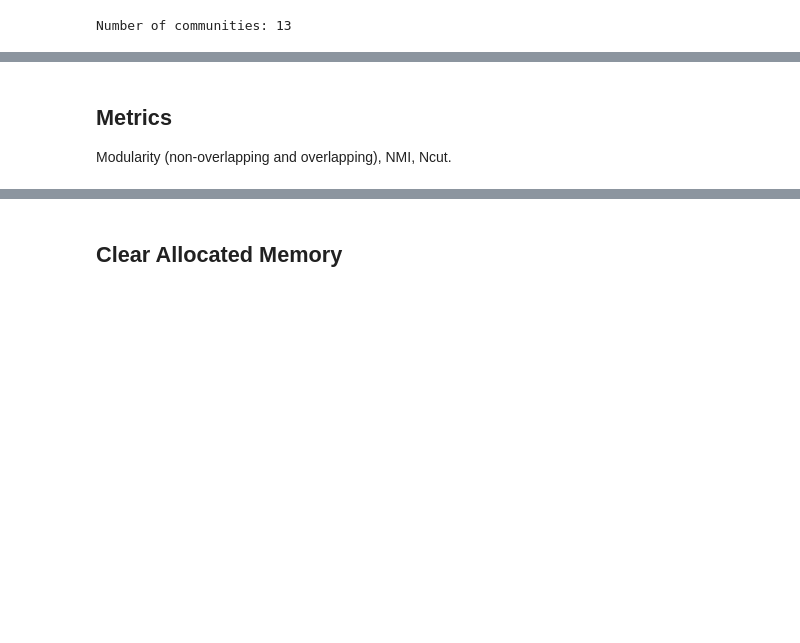
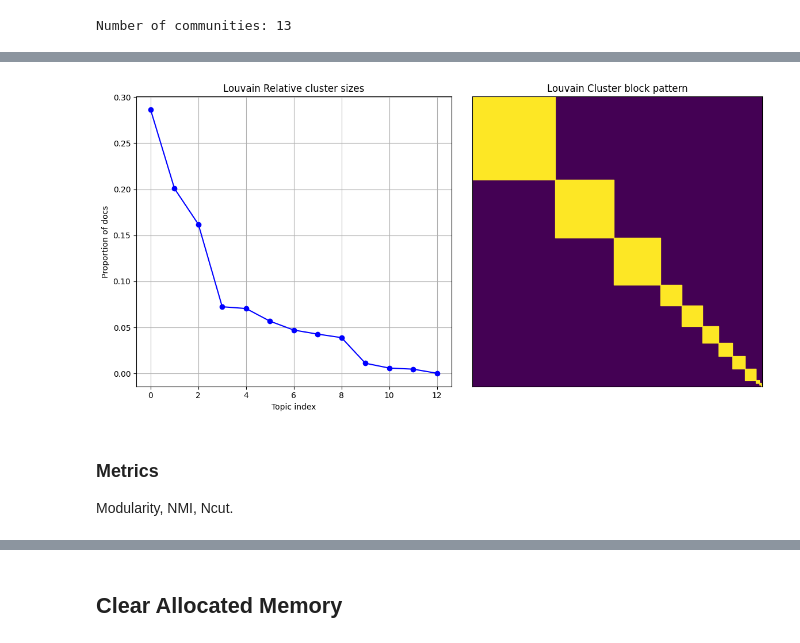
Before and after one commit to mikaelpoli/after-the-vote-network, a Jupyter notebook: topic_detection_louvain.ipynb, the cells around one changed output, grey strips where cells are left out. Cells and saved outputs as stored; diff of their text form; code cells hidden in the pictures; blank space fills up the shorter version.

Commit message:
Updated Louvain TD

```diff
--- a/topic_detection_louvain.ipynb
+++ b/topic_detection_louvain.ipynb
@@ -116,6 +160,12 @@ Number of communities: 13
+# %%
+# Plot CtC
+num_docs, num_topics, C = t.extract_community_assignments(topics, topic_ids_start=1)
+t.plot_topic_pattern(num_docs, C, title_1='Louvain Relative cluster sizes', title_2='Louvain Cluster block pattern')
+# %% [output]
+[figure, added]
 # %% [markdown]
-## Metrics
-Modularity (non-overlapping and overlapping), NMI, Ncut.
+### Metrics
+Modularity, NMI, Ncut.
 # %%
 # Normalize existing matrices
 Pwd = g_dd_matrices['Pwd'] / g_dd_matrices['Pwd'].sum()
```
Also changed, not shown: parts of 28 cells of this notebook, 3 other files.
